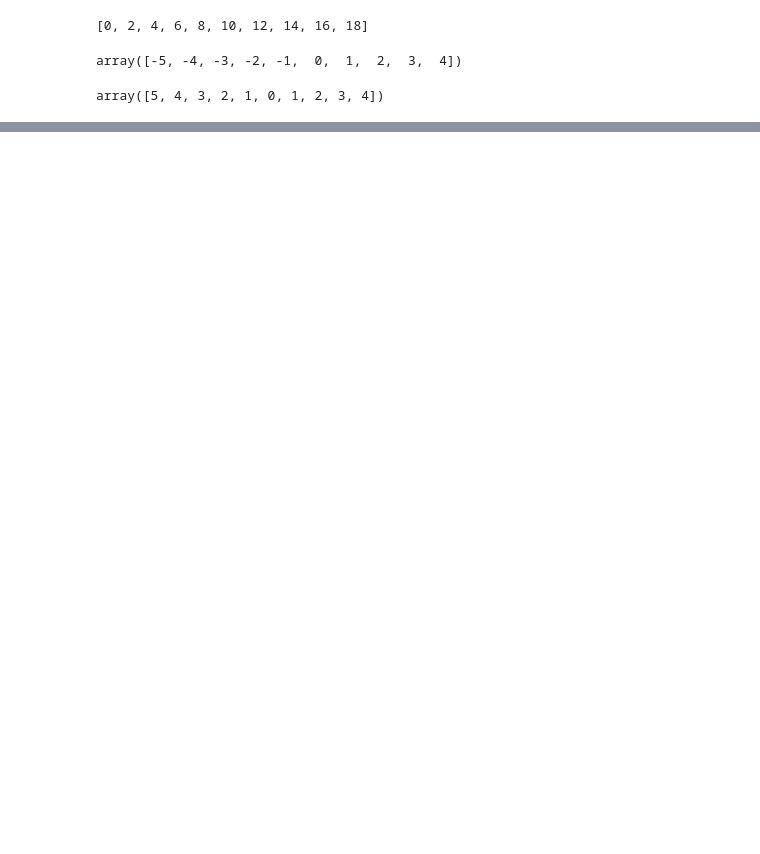
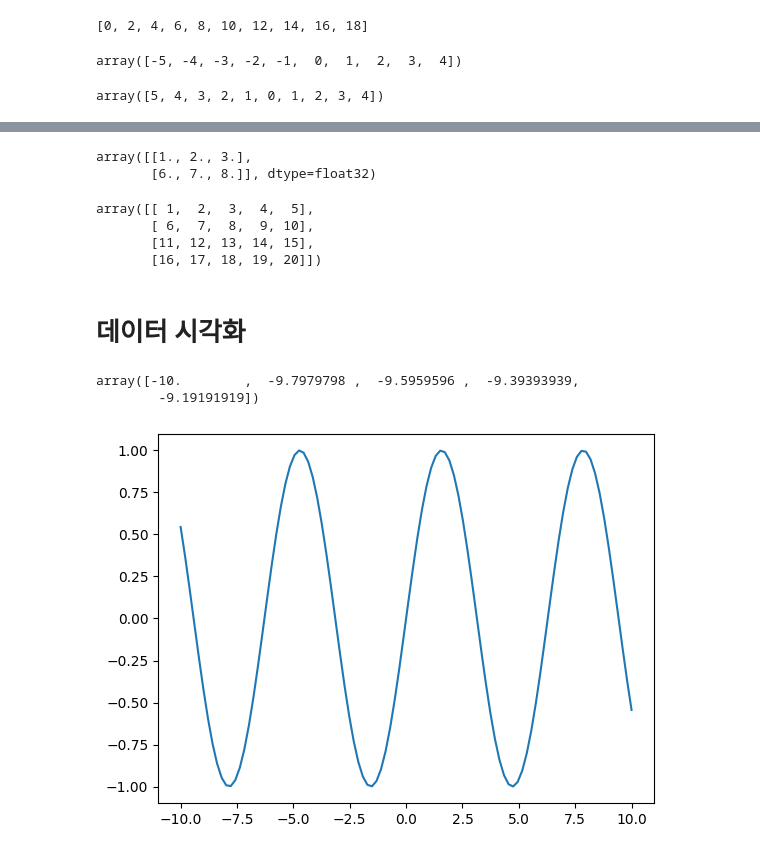
Before and after one commit to pjsun2/DMU2-2, a Jupyter notebook: 기계학습프로그래밍/230914_2주차.ipynb, the cells around one changed output, grey strips where cells are left out. Saved outputs shown, nothing was run; the diff lists cells and outputs as text; code cells hidden in the pictures; blank space fills up the shorter version.

```diff
--- a/기계학습프로그래밍/230914_2주차.ipynb
+++ b/기계학습프로그래밍/230914_2주차.ipynb
@@ -74,0 +126,29 @@ drive.mount('/content/drive')
+# %%
+xa3[:2,:3]
+# %% [output]
+array([[1., 2., 3.],
+       [6., 7., 8.]], dtype=float32)
+# %%
+xa3 = xa3.astype('int64')
+xa3
+# %% [output]
+array([[ 1,  2,  3,  4,  5],
+       [ 6,  7,  8,  9, 10],
+       [11, 12, 13, 14, 15],
+       [16, 17, 18, 19, 20]])
+# %% [markdown]
+# 데이터 시각화
+# %%
+import matplotlib.pyplot as plt
+m = np.linspace(-10,10,100)
+m[:5]
+# %% [output]
+array([-10.        ,  -9.7979798 ,  -9.5959596 ,  -9.39393939,
+        -9.19191919])
+# %%
+y=np.sin(m)
+# %%
+plt.plot(m,y)
+plt.show()
+# %% [output]
+[figure, added]
```
Also changed, not shown: parts of 26 cells of this notebook.
